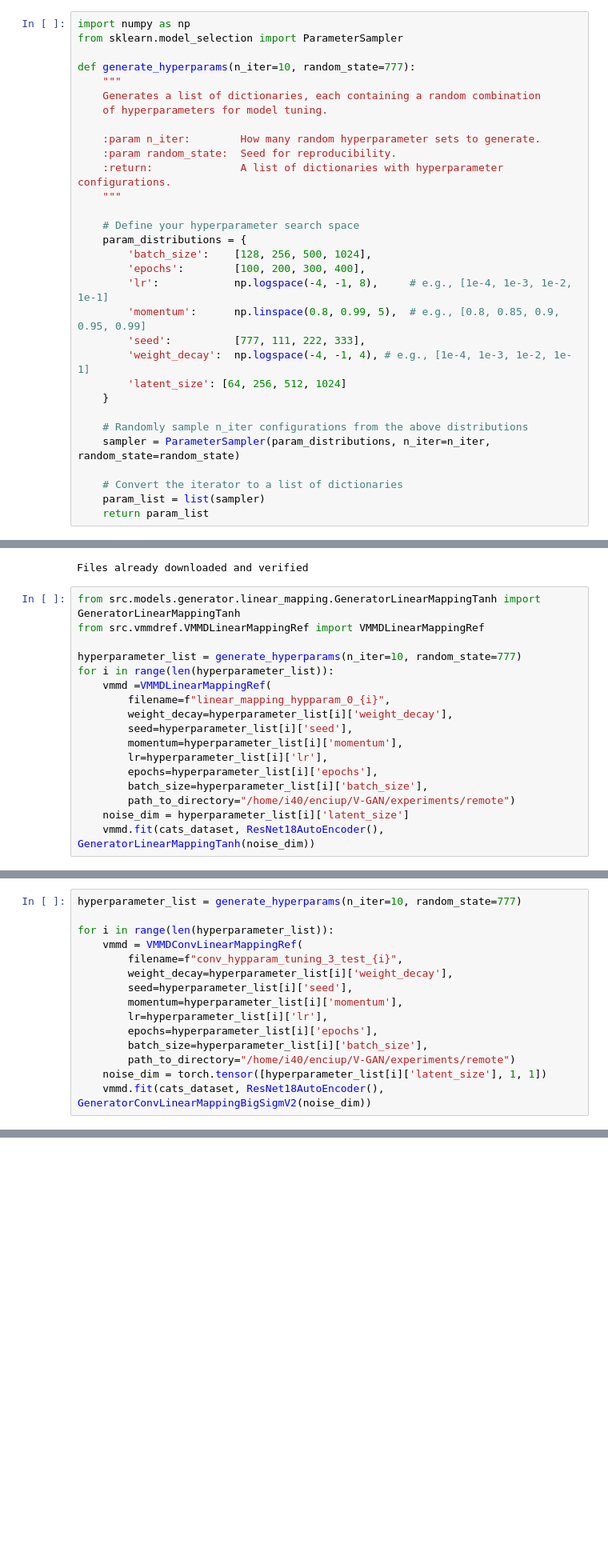
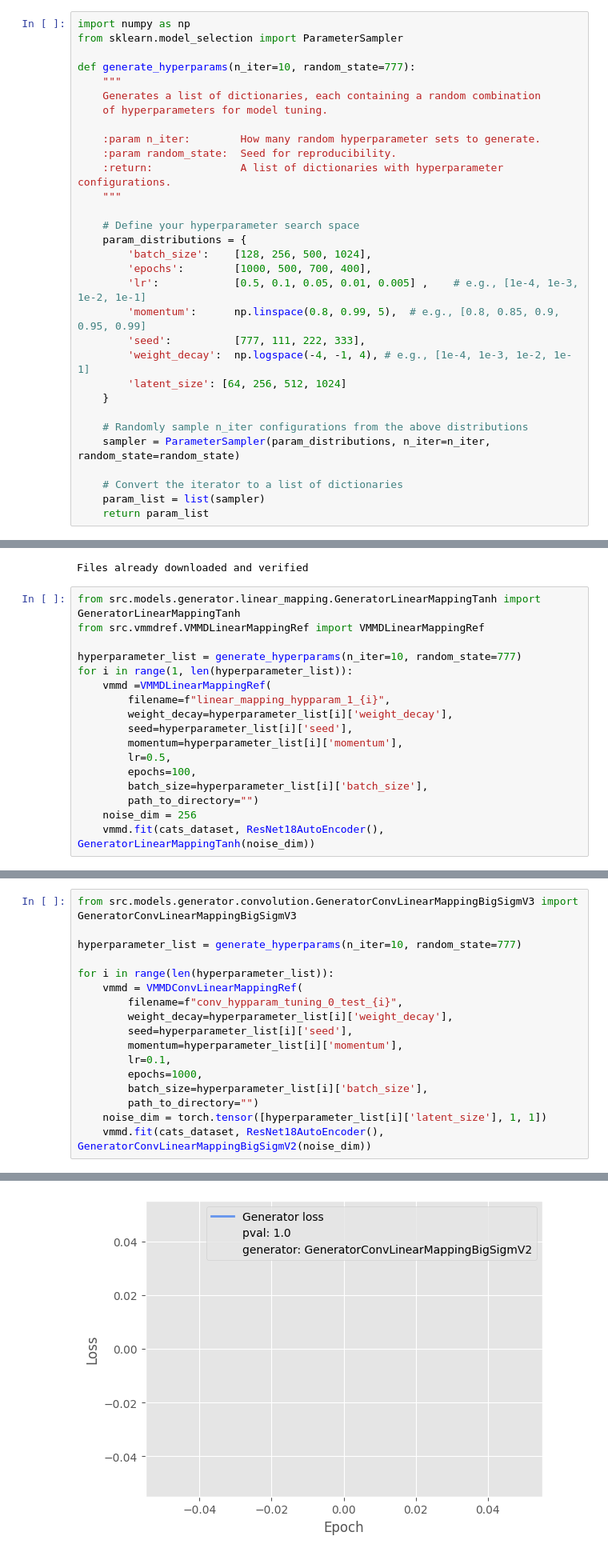
Before and after one commit to paulenciu/V-GAN, a Jupyter notebook: src/notebooks/remote.ipynb, the cells around one changed output, grey strips where cells are left out. Shown at 80% size. Cells and saved outputs as stored; diff of their text form; blank space fills up the shorter version.

```diff
--- a/src/notebooks/remote.ipynb
+++ b/src/notebooks/remote.ipynb
@@ -26,8 +26,8 @@ def generate_hyperparams(n_iter=10, random_state=777):
     # Define your hyperparameter search space
     param_distributions = {
         'batch_size':    [128, 256, 500, 1024],
-        'epochs':        [100, 200, 300, 400],
-        'lr':            np.logspace(-4, -1, 8),     # e.g., [1e-4, 1e-3, 1e-2, 1e-1]
+        'epochs':        [1000, 500, 700, 400],
+        'lr':            [0.5, 0.1, 0.05, 0.01, 0.005] ,    # e.g., [1e-4, 1e-3, 1e-2, 1e-1]
         'momentum':      np.linspace(0.8, 0.99, 5),  # e.g., [0.8, 0.85, 0.9, 0.95, 0.99]
         'seed':          [777, 111, 222, 333],
         'weight_decay':  np.logspace(-4, -1, 4), # e.g., [1e-4, 1e-3, 1e-2, 1e-1]
@@ -57,15 +57,15 @@ from src.models.generator.linear_mapping.GeneratorLinearMappingTanh import Gener
 from src.vmmdref.VMMDLinearMappingRef import VMMDLinearMappingRef
 
 hyperparameter_list = generate_hyperparams(n_iter=10, random_state=777)
-for i in range(len(hyperparameter_list)):
+for i in range(1, len(hyperparameter_list)):
     vmmd =VMMDLinearMappingRef(
-        filename=f"linear_mapping_hypparam_0_{i}",
+        filename=f"linear_mapping_hypparam_1_{i}",
         weight_decay=hyperparameter_list[i]['weight_decay'],
         seed=hyperparameter_list[i]['seed'],
         momentum=hyperparameter_list[i]['momentum'],
-        lr=hyperparameter_list[i]['lr'],
-        epochs=hyperparameter_list[i]['epochs'],
+        lr=0.5,
+        epochs=100,
         batch_size=hyperparameter_list[i]['batch_size'],
-        path_to_directory="/home/i40/enciup/V-GAN/experiments/remote")
-    noise_dim = hyperparameter_list[i]['latent_size']
+        path_to_directory="")
+    noise_dim = 256
     vmmd.fit(cats_dataset, ResNet18AutoEncoder(), GeneratorLinearMappingTanh(noise_dim))
@@ -143,18 +124,20 @@ for i in range(1, len(hyperparameter_list)):
     noise_dim = hyperparameter_list[i]['latent_size']
     vmmd.fit(cats_dataset, ResNet18AutoEncoder(), GeneratorOneChannelResidual(noise_dim))
 # %%
+from src.models.generator.convolution.GeneratorConvLinearMappingBigSigmV3 import GeneratorConvLinearMappingBigSigmV3
+
 hyperparameter_list = generate_hyperparams(n_iter=10, random_state=777)
 
 for i in range(len(hyperparameter_list)):
     vmmd = VMMDConvLinearMappingRef(
-        filename=f"conv_hypparam_tuning_3_test_{i}",
+        filename=f"conv_hypparam_tuning_0_test_{i}",
         weight_decay=hyperparameter_list[i]['weight_decay'],
         seed=hyperparameter_list[i]['seed'],
         momentum=hyperparameter_list[i]['momentum'],
-        lr=hyperparameter_list[i]['lr'],
-        epochs=hyperparameter_list[i]['epochs'],
+        lr=0.1,
+        epochs=1000,
         batch_size=hyperparameter_list[i]['batch_size'],
-        path_to_directory="/home/i40/enciup/V-GAN/experiments/remote")
+        path_to_directory="")
     noise_dim = torch.tensor([hyperparameter_list[i]['latent_size'], 1, 1])
     vmmd.fit(cats_dataset, ResNet18AutoEncoder(), GeneratorConvLinearMappingBigSigmV2(noise_dim))
 # %% [output]
@@ -161,0 +146 @@ OutOfMemoryError: CUDA out of memory. Tried to allocate 250.00 MiB. GPU 0 has a
+[figure, added]
```
Also changed, not shown: parts of 3 cells of this notebook, 5 other files.
